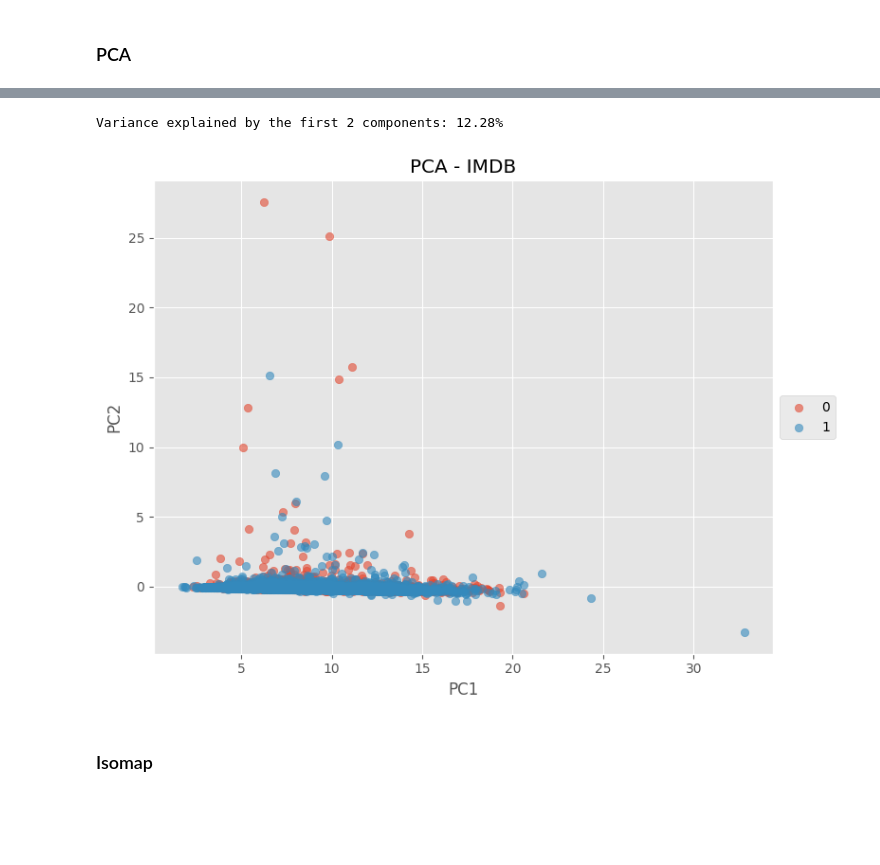
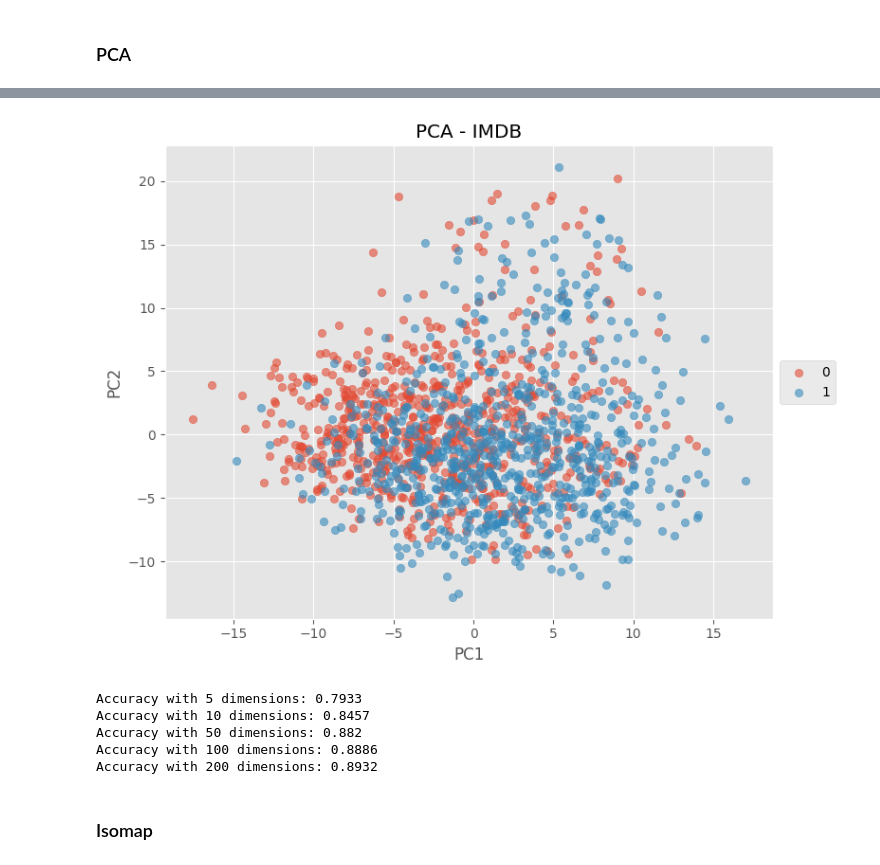
Before and after one commit to jzkhong/GCAE, a Jupyter notebook: MLDS_Projects_TextData.ipynb, the cells around one changed output, grey strips where cells are left out. Saved outputs shown, nothing was run; the diff lists cells and outputs as text; code cells hidden in the pictures; blank space fills up the shorter version.

```diff
--- a/MLDS_Projects_TextData.ipynb
+++ b/MLDS_Projects_TextData.ipynb
@@ -143,32 +176,39 @@ plt.show()
 # %%
-# Apply PCA, we will reduce the dimensions to 100 components for illustration purposes
-n_components=2
-svd = decomposition.TruncatedSVD(n_components=n, random_state=42)
-x_train_svd = svd.fit_transform(x_train_scaled)
-explained_variance = svd.explained_variance_ratio_.sum()
-print(f"Variance explained by the first {n_components} components: {explained_variance*100:.2f}%")
+# Define label set and distinct colourmap
+unique_labels = set(y_train)
+
+plt.style.use('ggplot')
+
+def plot_2d_comparison(x, y, n_data, unique_labels, x_label, y_label, title):
+    plt.figure(figsize=(8,6))
+    for i in unique_labels:
+        plt.scatter(x[:n_data][y[:n_data] == i, 0],
+                    x[:n_data][y[:n_data] == i, 1],
+                    label=i, alpha=0.6)
+    plt.xlabel(x_label)
+    plt.ylabel(y_label)
+    plt.legend(loc='center left', bbox_to_anchor=(1, 0.5))
+    plt.title(title)
+    plt.tight_layout()
+    plt.show()
+
+# Visualise the first two principal components
+plot_2d_comparison(x_train_pca, y_train, 1500, unique_labels, 'PC1', 'PC2', 'PCA - IMDB')
 # %% [output]
-Variance explained by the first 2 components: 12.28%
+[figure, added]
-# %%
-# Define label set and distinct colourmap
-unique_labels = set(y_train)
-
-def plot_2d_comparison(x, y, n_data, unique_labels, x_label, y_label, title):
-    plt.figure(figsize=(8,6))
-    for i in unique_labels:
-        plt.scatter(x[:n_data][y[:n_data] == i, 0],
-                    x[:n_data][y[:n_data] == i, 1],
-                    label=i, alpha=0.6)
-    plt.xlabel(x_label)
-    plt.ylabel(y_label)
-    plt.legend(loc='center left', bbox_to_anchor=(1, 0.5))
-    plt.title(title)
-    plt.tight_layout()
-    plt.show()
-
-# Visualise the first two principal components
-plot_2d_comparison(x_train_svd, y_train, 10000, unique_labels, 'PC1', 'PC2', 'PCA - IMDB')
-# %% [output]
-[figure, removed]
+# %%
+for dim in [5, 10,  50, 100, 200]:
+    model = LogisticRegression(random_state=42)
+    model.fit(x_train_pca[:, :dim], y_train)
+
+    pred = model.predict(x_test_pca[:, :dim])
+    acc = accuracy_score(y_test, pred)
+    print(f'Accuracy with {dim} dimensions: {acc}')
+# %% [output]
+Accuracy with 5 dimensions: 0.7933
+Accuracy with 10 dimensions: 0.8457
+Accuracy with 50 dimensions: 0.882
+Accuracy with 100 dimensions: 0.8886
+Accuracy with 200 dimensions: 0.8932
 # %% [markdown]
 ### Isomap
```
Also changed, not shown: parts of 31 cells of this notebook, 1 other file.
